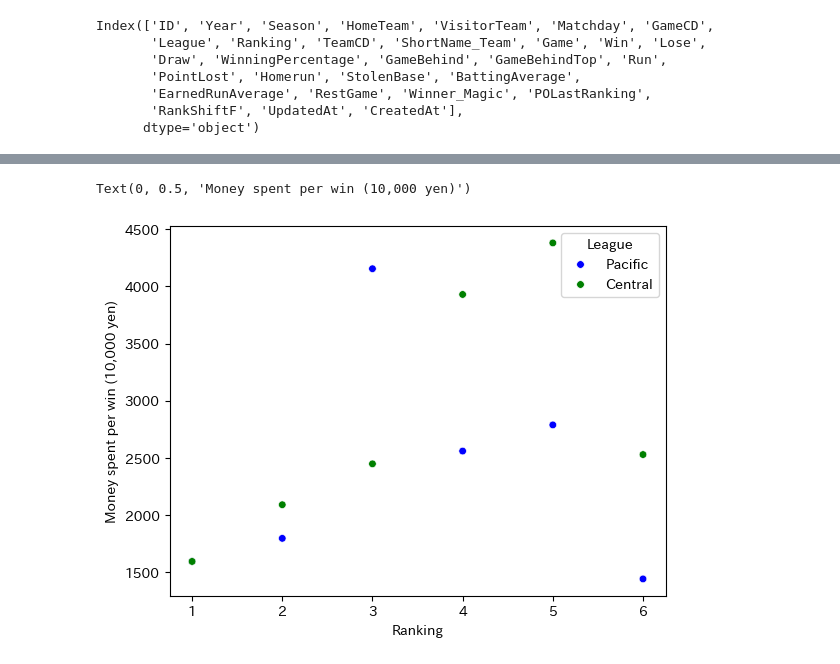
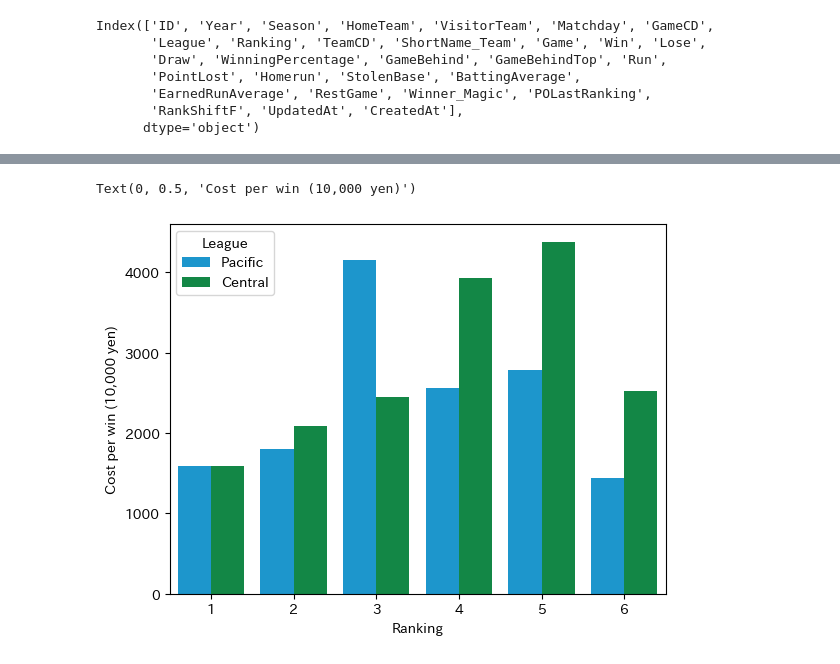
Before and after one commit to annatakegawa/NPB-data-analysis, a Jupyter notebook: moneyball_analysis.ipynb, the cells around one changed output, grey strips where cells are left out. Drawn from its saved outputs; the diff is of its cells as text; code cells hidden in the pictures.

Commit message:
update: cost per win analysis (conclusion in progress)

```diff
--- a/moneyball_analysis.ipynb
+++ b/moneyball_analysis.ipynb
@@ -57,8 +57,8 @@ DeNA      181130.0
 阪神        135440.0
 Name: ann_salary_x10000, dtype: float64
 # %%
-standing_df = pd.read_csv('data_collection/standings/2023_final_standings.csv')
-standing_df.head()
+standing_2023 = pd.read_csv('data_collection/standings/2023_final_standings.csv')
+standing_2023.head()
 # %% [output]
 |  | ID | Year | Season | HomeTeam | VisitorTeam | Matchday | GameCD | League | Ranking | TeamCD | ... |
 | 0 | 40240 | 2023 | NaN | NaN | NaN | 20231010 | NaN | Pacific | 1 | 11 | ... |
@@ -78,6 +78,9 @@ Index(['ID', 'Year', 'Season', 'HomeTeam', 'VisitorTeam', 'Matchday', 'GameCD',
        'RankShiftF', 'UpdatedAt', 'CreatedAt'],
       dtype='object')
 # %%
-standing_df = standing_df[['ShortName_Team', 'League', 'Ranking', 'Game', 'Win', 'Lose', 'Draw']]
-standing_df.rename(columns={'ShortName_Team':'Team'}, inplace=True)
-standing_df
+def reshape_standing_df(df: pd.DataFrame) -> pd.DataFrame:
+    standing_df = df[['ShortName_Team', 'League', 'Year', 'Ranking', 'Game', 'Win', 'Lose', 'Draw']].copy()
+    standing_df.rename(columns={'ShortName_Team':'Team'}, inplace=True)
+    standing_df['Total_salary'] = standing_df['Team'].map(tot_salaries)
+    standing_df['Cost_per_win'] = standing_df['Total_salary'] / standing_df['Win']
+    return standing_df
@@ -151,0 +87,3 @@ dtype: object
+# %%
+standing_2023 = reshape_standing_df(standing_2023)
+standing_2023
@@ -152,7 +104,7 @@ dtype: object
 # %%
-hue_colors = {'Central': 'green', 'Pacific': 'blue'} # official theme colors
-ax = sns.scatterplot(x='Ranking', y='Pay_per_win', data=standing_df, hue='League', palette=hue_colors, s=30)
-ax.set_ylabel('Money spent per win (10,000 yen)')
+hue_colors = {'Central': '#009A44', 'Pacific': '#00A1E9'} # official theme colors
+ax = sns.barplot(x='Ranking', y='Cost_per_win', data=standing_2023, hue='League', palette=hue_colors)
+ax.set_ylabel('Cost per win (10,000 yen)')
 # %% [output]
-Text(0, 0.5, 'Money spent per win (10,000 yen)')
+Text(0, 0.5, 'Cost per win (10,000 yen)')
-[figure, old version]
+[figure, new version]
```
Also changed, not shown: parts of 18 cells of this notebook, 6 other files.
